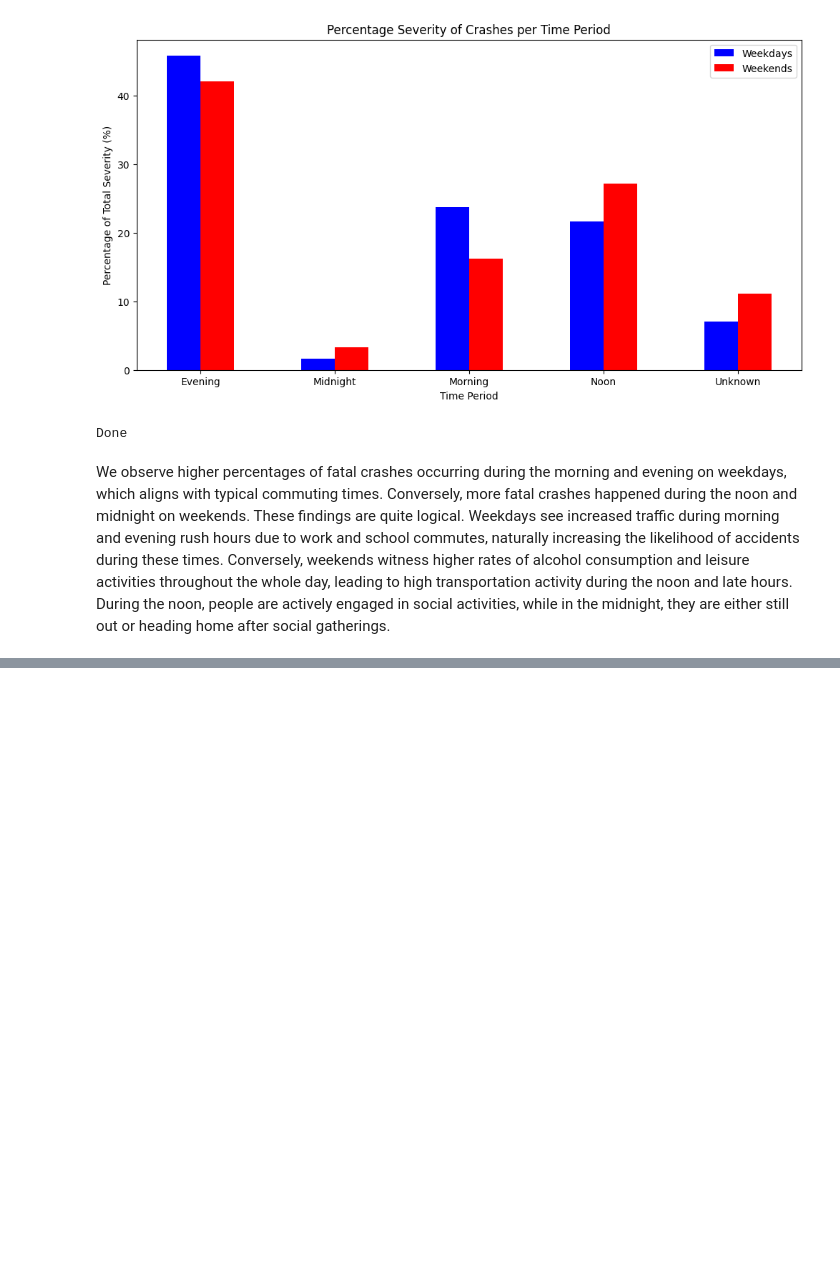
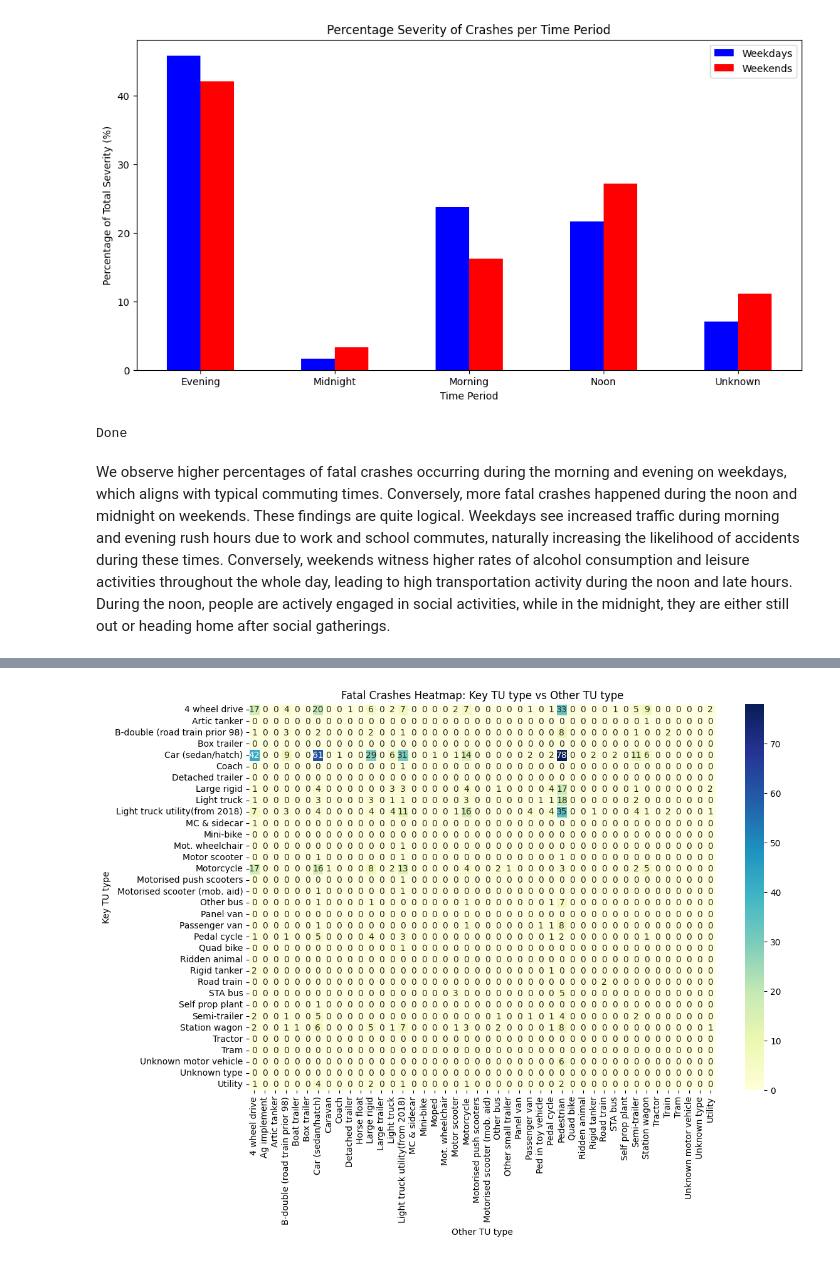
Before and after one commit to Yuyun-Zhou/open-data-project, a Jupyter notebook: crash.ipynb, the cells around one changed output, grey strips where cells are left out. Saved outputs shown, nothing was run; the diff lists cells and outputs as text; code cells hidden in the pictures; blank space fills up the shorter version.

```diff
--- a/crash.ipynb
+++ b/crash.ipynb
@@ -119,0 +202,11 @@ We observe higher percentages of fatal crashes occurring during the morning and
+# %%
+confusion_matrix_data = crash_data.pivot_table(index='Key TU type', columns='Other TU type', values='No. killed', aggfunc='sum', fill_value=0)
+
+plt.figure(figsize=(12, 8))
+sns.heatmap(confusion_matrix_data, annot=True, fmt="d", cmap="YlGnBu", linewidths=.5)
+plt.title('Fatal Crashes Heatmap: Key TU type vs Other TU type')
+plt.xlabel('Other TU type')
+plt.ylabel('Key TU type')
+plt.show()
+# %% [output]
+[figure, added]
```
Also changed, not shown: parts of 12 cells of this notebook, 2 other files.
